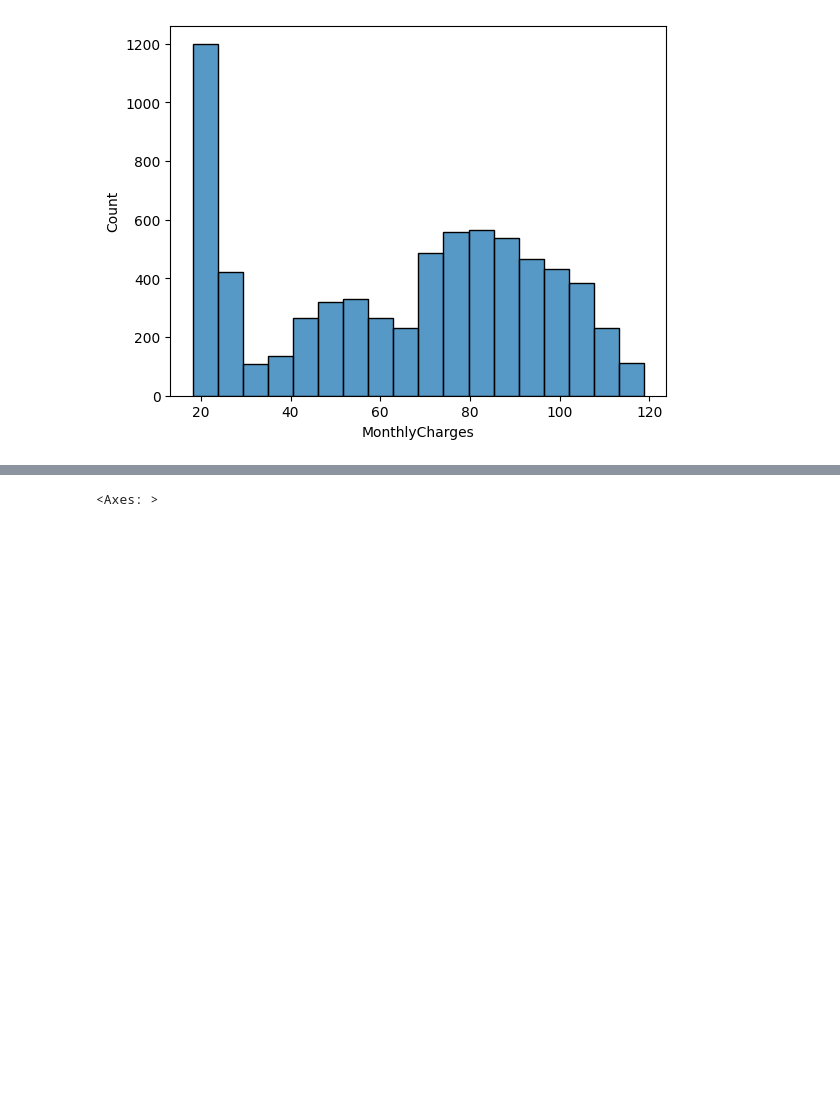
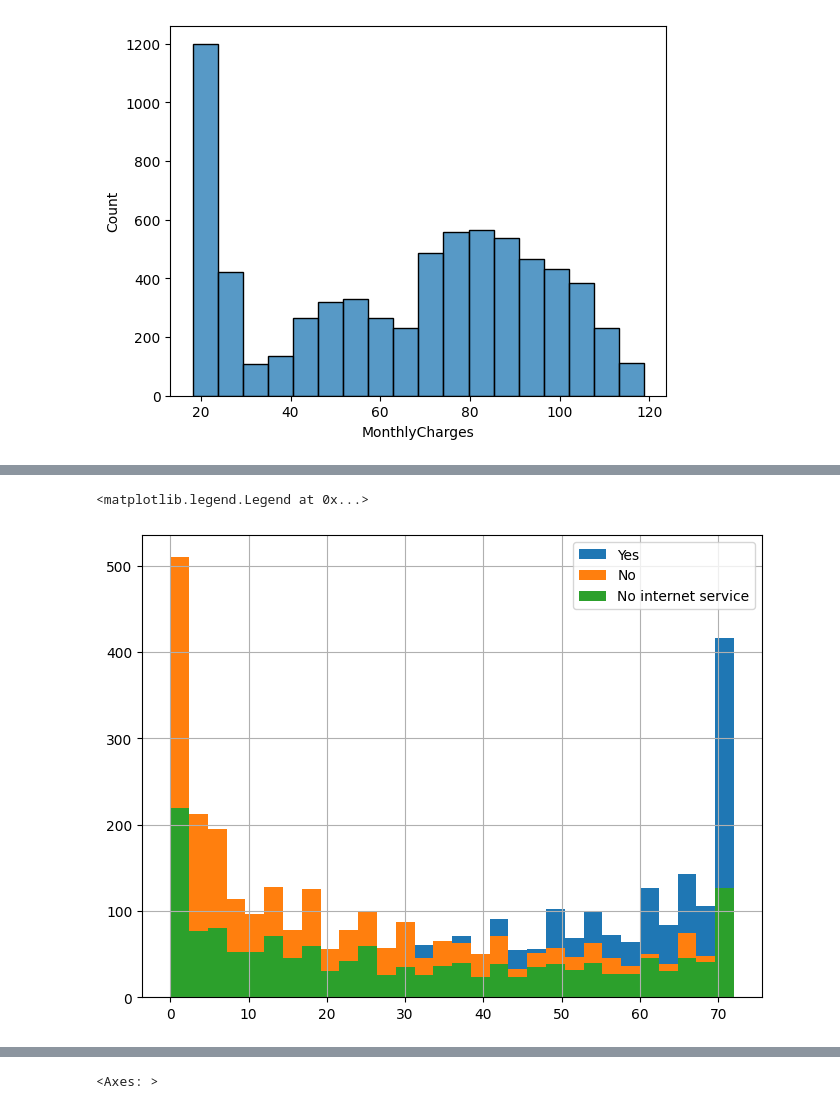
Before and after one commit to Sakhile-Ngcobo/Predicting-Customer-Churn, a Jupyter notebook: Predicting_Customer_Churn.ipynb, the cells around one changed output, grey strips where cells are left out. Drawn from its saved outputs; the diff is of its cells as text; code cells hidden in the pictures; blank space fills up the shorter version.

```diff
--- a/Predicting_Customer_Churn.ipynb
+++ b/Predicting_Customer_Churn.ipynb
@@ -171,0 +171,9 @@ Index(['customerID', 'gender', 'SeniorCitizen', 'Partner', 'Dependents',
+# %%
+plt.figure(figsize=(8,6))
+data[data['StreamingMovies']=='Yes']['tenure'].hist(bins=30)
+data[data['StreamingMovies']=='No']['tenure'].hist(bins=30)
+data[data['StreamingMovies']=='No internet service']['tenure'].hist(bins=30)
+plt.legend(['Yes', 'No', 'No internet service'])
+# %% [output]
+<matplotlib.legend.Legend at 0x...>
+[figure, added]
```
Also changed, not shown: parts of 32 cells of this notebook.
